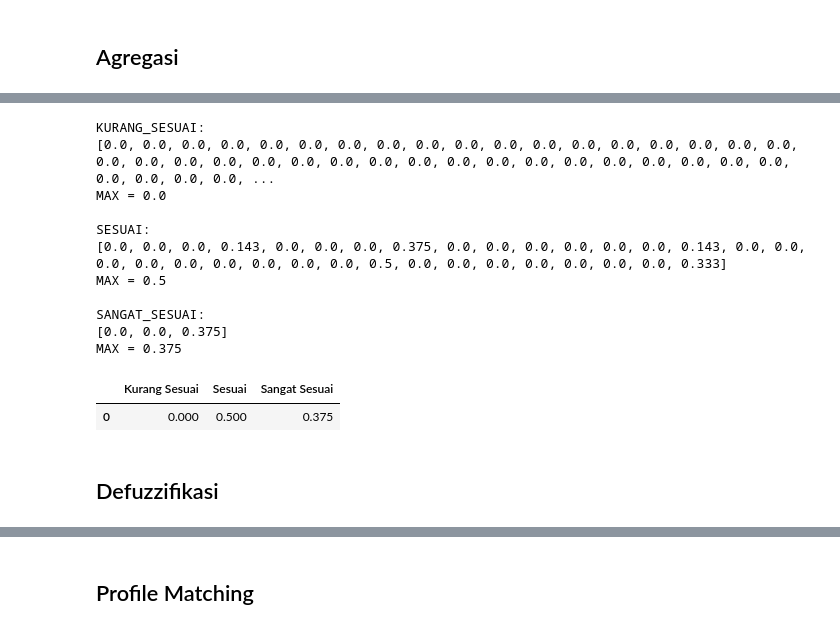
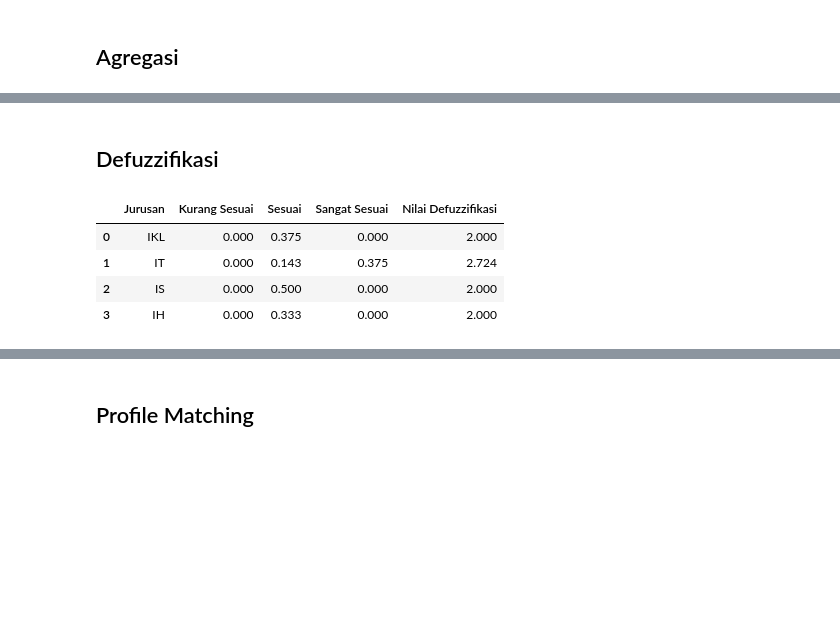
Before and after one commit to nazmeh/python_fpm, a Jupyter notebook: index.ipynb, the cells around one changed output, grey strips where cells are left out. Drawn from its saved outputs; the diff is of its cells as text; code cells hidden in the pictures; blank space fills up the shorter version.

```diff
--- a/index.ipynb
+++ b/index.ipynb
@@ -519,32 +539,9 @@ agregasi, agregasi_ringkas = agregasi_output(hasil_rule_semua)
 # %%
-# output hasil inferensi in all rules
-for kategori, values in agregasi.items():
-    print(f"\n{kategori.upper()}:")
-    print(values)
-    print("MAX =", max(values) if values else 0)
+# # output hasil inferensi in all rules
+# for kategori, values in agregasi.items():
+#     print(f"\n{kategori.upper()}:")
+#     print(values)
+#     print("MAX =", max(values) if values else 0)
-# %% [output]
-KURANG_SESUAI:
-[0.0, 0.0, 0.0, 0.0, 0.0, 0.0, 0.0, 0.0, 0.0, 0.0, 0.0, 0.0, 0.0, 0.0, 0.0, 0.0, 0.0, 0.0, 0.0, 0.0, 0.0, 0.0, 0.0, 0.0, 0.0, 0.0, 0.0, 0.0, 0.0, 0.0, 0.0, 0.0, 0.0, 0.0, 0.0, 0.0, 0.0, 0.0, 0.0, 0.0, ...
-MAX = 0.0
-
-SESUAI:
-[0.0, 0.0, 0.0, 0.143, 0.0, 0.0, 0.0, 0.375, 0.0, 0.0, 0.0, 0.0, 0.0, 0.0, 0.143, 0.0, 0.0, 0.0, 0.0, 0.0, 0.0, 0.0, 0.0, 0.0, 0.5, 0.0, 0.0, 0.0, 0.0, 0.0, 0.0, 0.0, 0.333]
-MAX = 0.5
-
-SANGAT_SESUAI:
-[0.0, 0.0, 0.375]
-MAX = 0.375
-# %%
-df_agregasi = pd.DataFrame([{
-    "Kurang Sesuai": agregasi_ringkas["kurang_sesuai"],
-    "Sesuai": agregasi_ringkas["sesuai"],
-    "Sangat Sesuai": agregasi_ringkas["sangat_sesuai"],
-}])
-
-display(df_agregasi)
-# %% [output]
-|  | Kurang Sesuai | Sesuai | Sangat Sesuai |
-| 0 | 0.000 | 0.500 | 0.375 |
 # %% [markdown]
 ## Defuzzifikasi
 # %%
@@ -565,34 +563,24 @@ def defuzzifikasi(agregasi_ringkas):
 
     return round(nilai_df, 3)
 # %%
-def tampilkan_defuzzifikasi(agregasi_ringkas):
-    derajat_kurang = agregasi_ringkas["kurang_sesuai"]
-    derajat_sesuai = agregasi_ringkas["sesuai"]
-    derajat_sangat = agregasi_ringkas["sangat_sesuai"]
-    total = derajat_kurang + derajat_sesuai + derajat_sangat
+hasil_defuzzifikasi = defuzzifikasi_per_jurusan(agregasi_ringkas)
 
-    print("DEFUZZIFIKASI")
-    print(f"Kurang Sesuai : {derajat_kurang} × {kelayakan['kurang_sesuai']}")
-    print(f"Sesuai        : {derajat_sesuai} × {kelayakan['sesuai']}")
-    print(f"Sangat Sesuai : {derajat_sangat} × {kelayakan['sangat_sesuai']}")
-    print(f"\nTotal Derajat : {total}")
+df_defuzzifikasi = pd.DataFrame([
+    {
+        "Jurusan": jurusan,
+        "Kurang Sesuai": agregasi_ringkas[jurusan]["kurang_sesuai"],
+        "Sesuai": agregasi_ringkas[jurusan]["sesuai"],
+        "Sangat Sesuai": agregasi_ringkas[jurusan]["sangat_sesuai"],
+        "Nilai Defuzzifikasi": nilai_df,
+    }
+    for jurusan, nilai_df in hasil_defuzzifikasi.items()
+])
 
-    if total == 0:
-        print("\nTidak bisa dihitung (total = 0)")
-        return 0
-
-    # nilai_kurang = derajat_kurang * kelayakan["kurang_sesuai"]
-    # nilai_sesuai = derajat_sesuai * kelayakan["sesuai"]
-    # nilai_sangat = derajat_sangat * kelayakan["sangat_sesuai"]
-    nilai_df = defuzzifikasi(agregasi_ringkas)
-
-    print("\nPerhitungan:")
-    print(
-        f"({derajat_kurang}×{kelayakan['kurang_sesuai']} + "
-        f"{derajat_sesuai}×{kelayakan['sesuai']} + "
-        f"{derajat_sangat}×{kelayakan['sangat_sesuai']}) / {total}"
-    )
-    print(f"Hasil Defuzzifikasi: {nilai_df}")
-
-    return nilai_df
+display(df_defuzzifikasi)
+# %% [output]
+|  | Jurusan | Kurang Sesuai | Sesuai | Sangat Sesuai | Nilai Defuzzifikasi |
+| 0 | IKL | 0.000 | 0.375 | 0.000 | 2.000 |
+| 1 | IT | 0.000 | 0.143 | 0.375 | 2.724 |
+| 2 | IS | 0.000 | 0.500 | 0.000 | 2.000 |
+| 3 | IH | 0.000 | 0.333 | 0.000 | 2.000 |
 # %%
```
Also changed, not shown: parts of 6 cells of this notebook.
